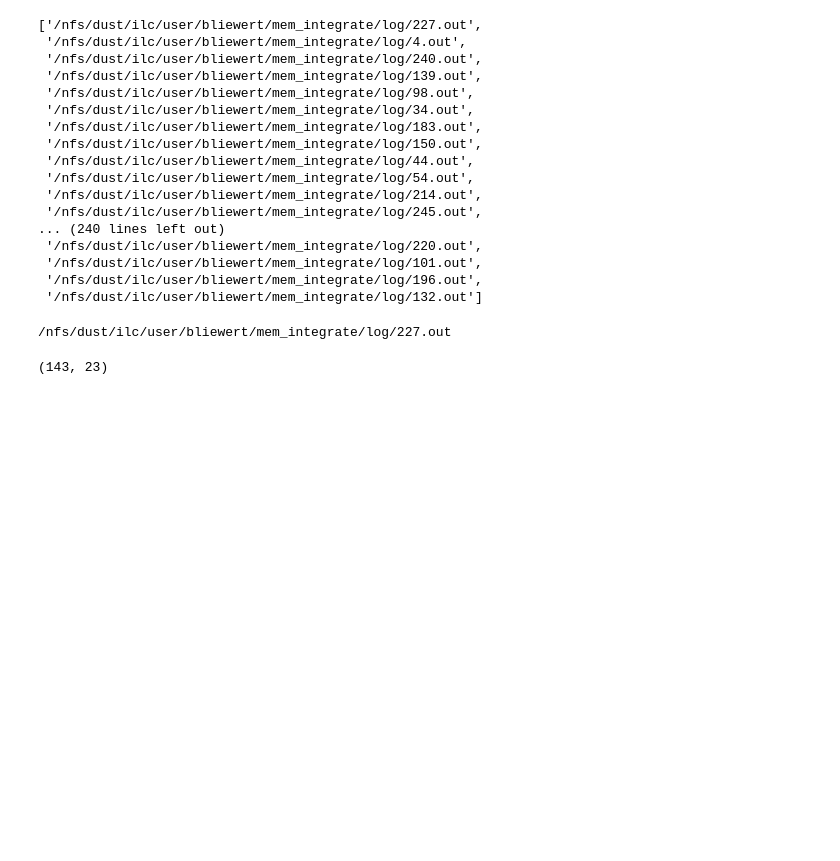
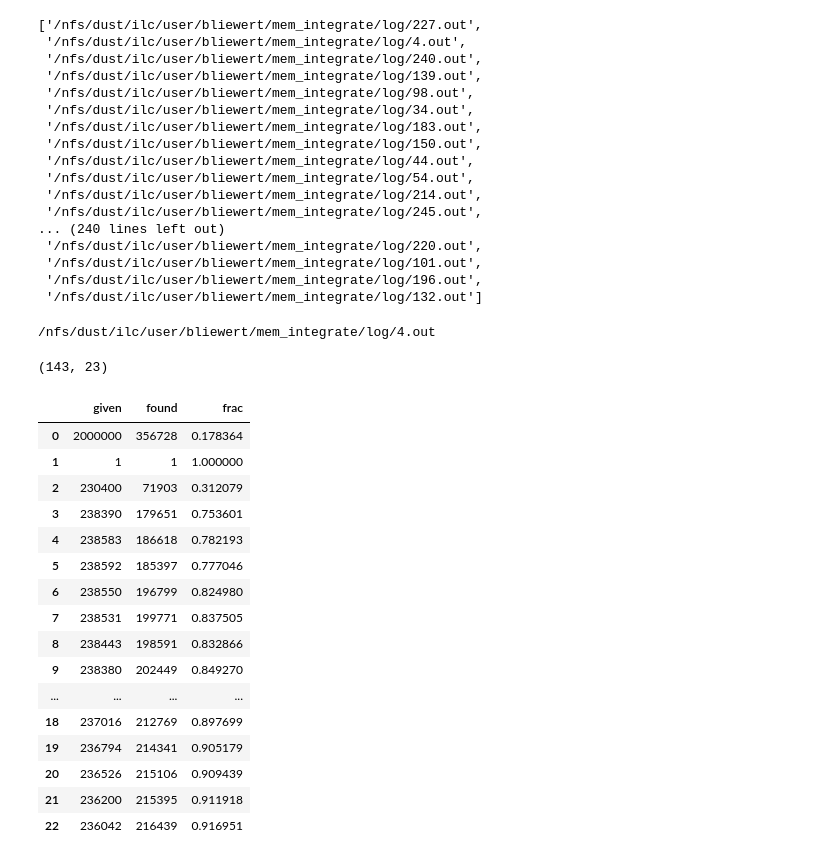
Before and after one commit to nVentis/MEM_HEP, a Jupyter notebook: notebooks/results/3_ps_sampling_eff.ipynb, the cells around one changed output. Cells and saved outputs as stored; diff of their text form; code cells hidden in the pictures; blank space fills up the shorter version.

```diff
--- a/notebooks/results/3_ps_sampling_eff.ipynb
+++ b/notebooks/results/3_ps_sampling_eff.ipynb
@@ -36,10 +37,10 @@ log_files
  '/nfs/dust/ilc/user/bliewert/mem_integrate/log/196.out',
  '/nfs/dust/ilc/user/bliewert/mem_integrate/log/132.out']
 # %%
-log = log_files[0]
+log = log_files[1]
 print(log)
 # %% [output]
-/nfs/dust/ilc/user/bliewert/mem_integrate/log/227.out
+/nfs/dust/ilc/user/bliewert/mem_integrate/log/4.out
 # %%
 pssampling_zhh = { 'given': [], 'found': [], 'frac': [] }
 pssampling_zzh = { 'given': [], 'found': [], 'frac': [] }
@@ -75,3 +76,23 @@ pssampling_zhh = pd.DataFrame(pssampling_zhh)
 len(pssampling_zzh), len(pssampling_zhh)
 # %% [output]
 (143, 23)
+# %%
+pssampling_zhh
+# %% [output]
+|  | given | found | frac |
+| 0 | 2000000 | 356728 | 0.178364 |
+| 1 | 1 | 1 | 1.000000 |
+| 2 | 230400 | 71903 | 0.312079 |
+| 3 | 238390 | 179651 | 0.753601 |
+| 4 | 238583 | 186618 | 0.782193 |
+| 5 | 238592 | 185397 | 0.777046 |
+| 6 | 238550 | 196799 | 0.824980 |
+| 7 | 238531 | 199771 | 0.837505 |
+| 8 | 238443 | 198591 | 0.832866 |
+| 9 | 238380 | 202449 | 0.849270 |
+| ... | ... | ... | ... |
+| 18 | 237016 | 212769 | 0.897699 |
+| 19 | 236794 | 214341 | 0.905179 |
+| 20 | 236526 | 215106 | 0.909439 |
+| 21 | 236200 | 215395 | 0.911918 |
+| 22 | 236042 | 216439 | 0.916951 |
```
Also changed, not shown: parts of 4 cells of this notebook, 3 other files.
